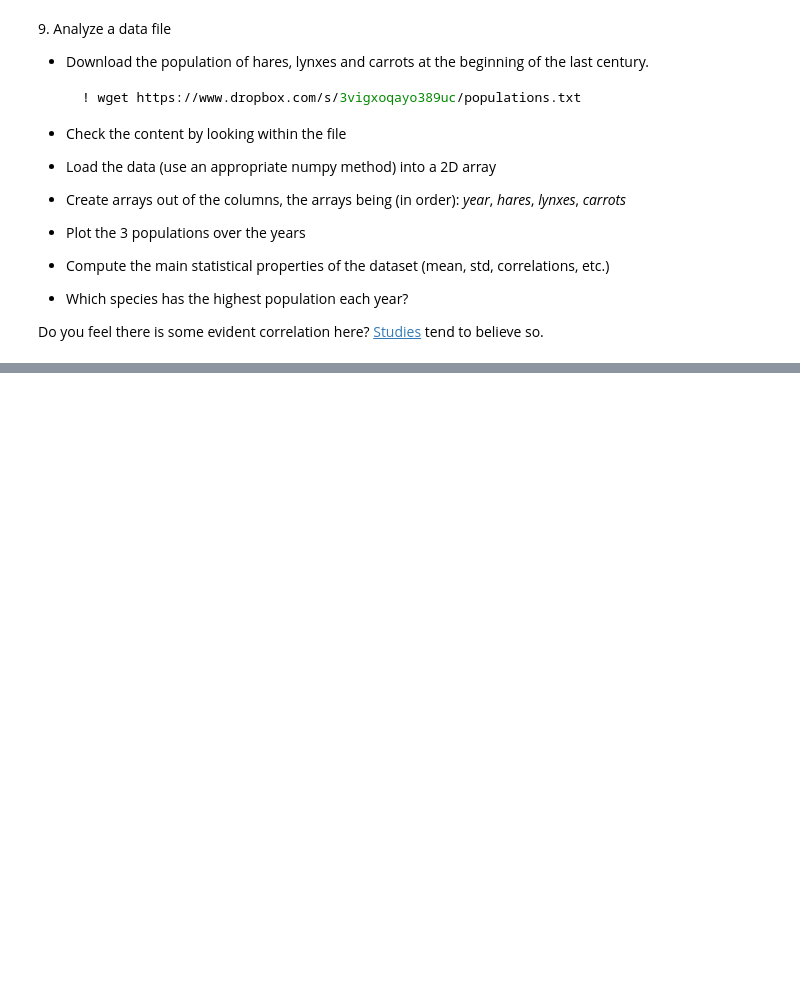
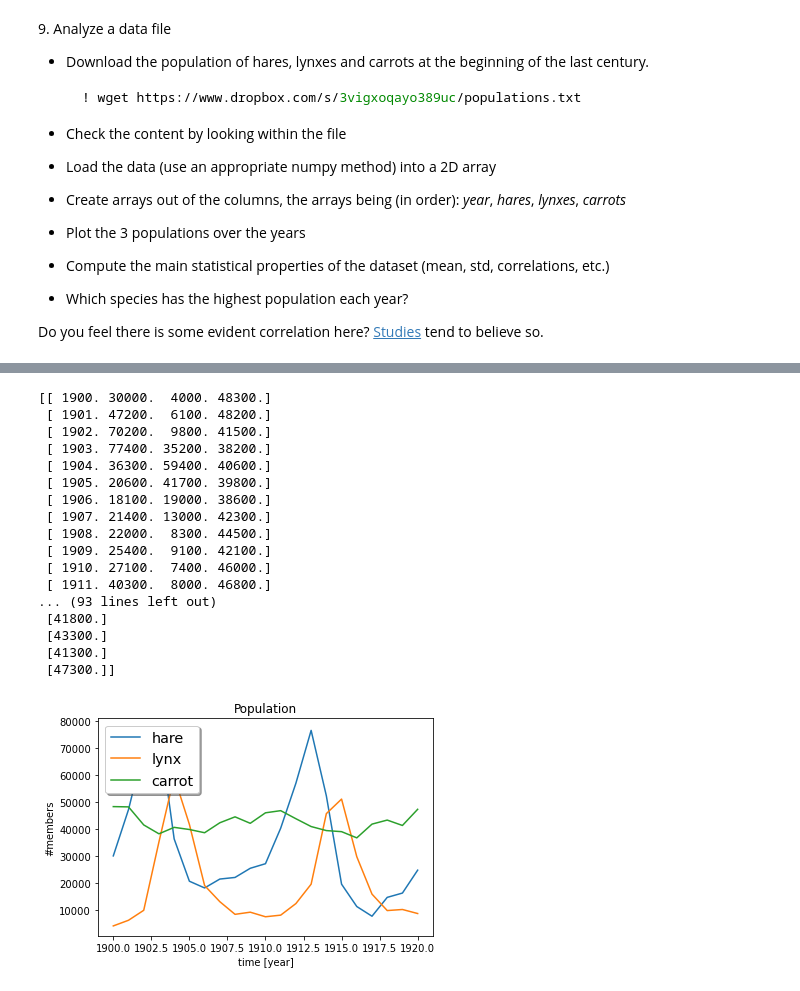
Before and after one commit to M-FedonVocaturo/LaboratoryOfComputationalPhysics_Y5, a Jupyter notebook: 04ex_Numpy.ipynb, the cells around one changed output, grey strips where cells are left out. Drawn from its saved outputs; the diff is of its cells as text; code cells hidden in the pictures; blank space fills up the shorter version.

```diff
--- a/04ex_Numpy.ipynb
+++ b/04ex_Numpy.ipynb
@@ -663,0 +770,68 @@ Do you feel there is some evident correlation here? [Studies](https://www.enr.go
+# %%
+data=np.loadtxt("populations.txt")
+print(data)
+
+data_list=np.hsplit(data, 4)
+year=data_list[0]
+hare=data_list[1]
+lynx=data_list[2]
+carrot=data_list[3]
+print("year: \n",year,"\n hare: \n",hare,"\n lynx \n", lynx,"\n carrot \n",carrot)
+
+
+#to do the plot another library is needed
+import matplotlib.pyplot as plt
+x=year
+plt.plot(x,hare,label='hare')
+plt.plot(x,lynx,label='lynx')
+plt.plot(x,carrot,label='carrot')
+
+plt.title("Population")
+plt.xlabel("time [year]")
+plt.ylabel("#members")
+legend = plt.legend(loc='upper left', shadow=True, fontsize='x-large')
+plt.show()
+
+mean_hare=np.mean(hare)
+mean_lynx=np.mean(lynx)
+mean_carrot=np.mean(carrot)
+
+print("mean:\n","hare:",mean_hare,"\n lynx:",mean_lynx,"\n carrot:",mean_carrot)
+
+std_hare=np.std(hare)
+std_lynx=np.std(lynx)
+std_carrot=np.std(carrot)
+
+print("std:\n","hare:",std_hare,"\n lynx:",std_lynx,"\n carrot:",std_carrot)
+
+r_hare = np.corrcoef(x.T,hare.T)
+r_lynx = np.corrcoef(x.T,lynx.T)
+r_carrot = np.corrcoef(x.T,carrot.T)
+
+print("correlation matrix:\n","hare:",r_hare,"\n lynx:",r_lynx,"\n carrot:",r_carrot)
+
+
+#https://stackoverflow.com/questions/11332205/find-row-or-column-containing-maximum-value-in-numpy-array
+
+max=np.argmax(data,axis=1)
+print(year,max)
+print(np.max(data,axis=1))
+# %% [output]
+[[ 1900. 30000.  4000. 48300.]
+ [ 1901. 47200.  6100. 48200.]
+ [ 1902. 70200.  9800. 41500.]
+ [ 1903. 77400. 35200. 38200.]
+ [ 1904. 36300. 59400. 40600.]
+ [ 1905. 20600. 41700. 39800.]
+ [ 1906. 18100. 19000. 38600.]
+ [ 1907. 21400. 13000. 42300.]
+ [ 1908. 22000.  8300. 44500.]
+ [ 1909. 25400.  9100. 42100.]
+ [ 1910. 27100.  7400. 46000.]
+ [ 1911. 40300.  8000. 46800.]
+... (93 lines left out)
+ [41800.]
+ [43300.]
+ [41300.]
+ [47300.]]
+[figure, added]
```
Also changed, not shown: parts of 5 cells of this notebook.
